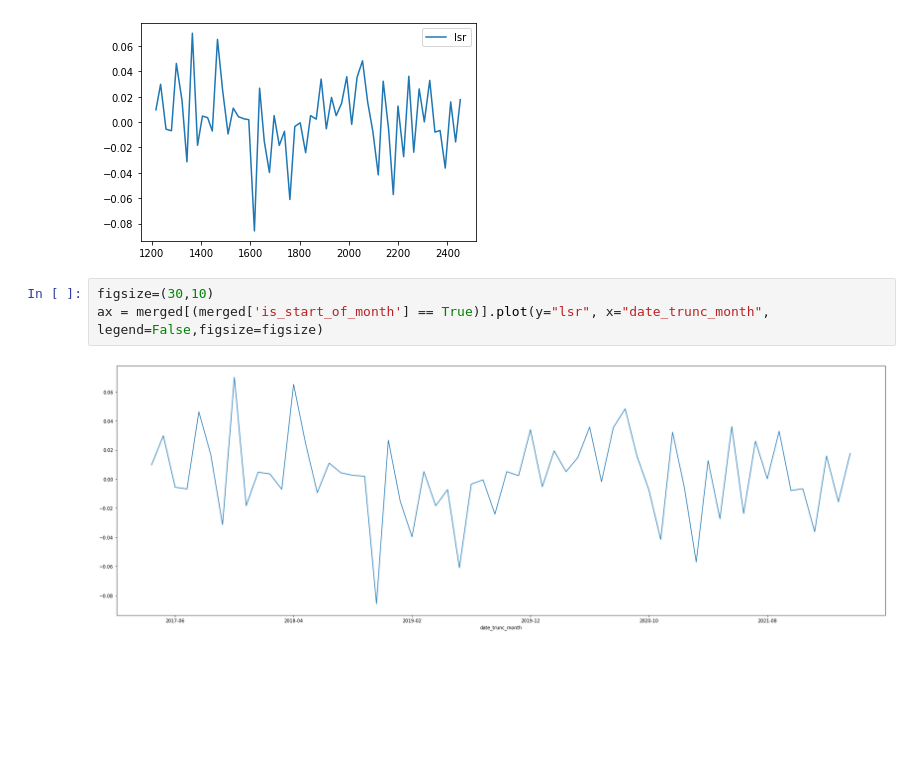
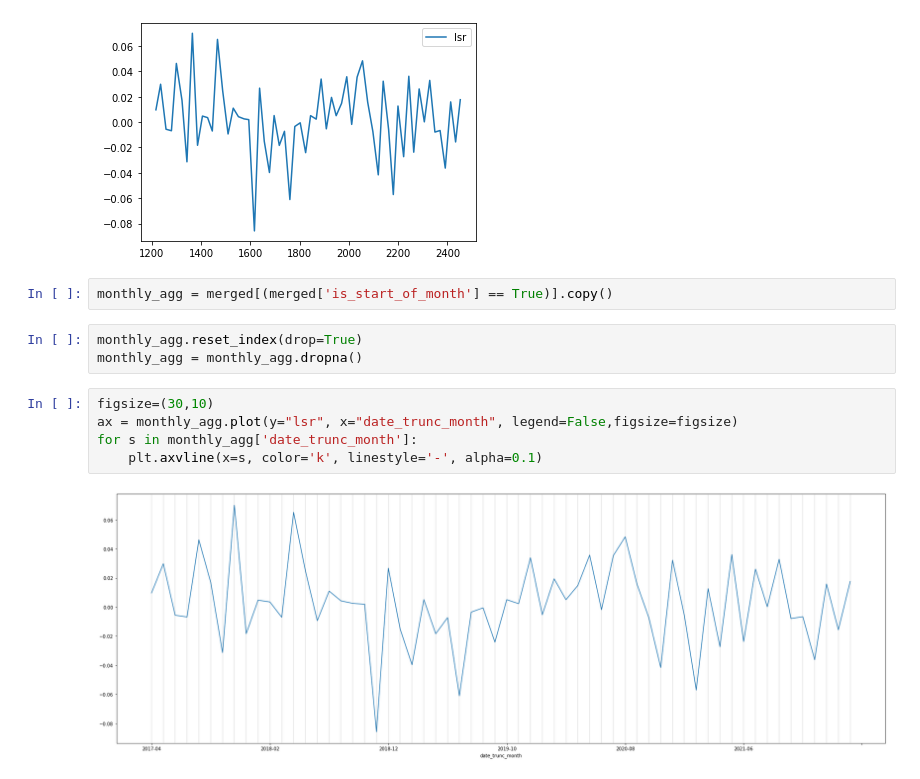
Before and after one commit to snowr/statarb_rw, a Jupyter notebook: pairs_trading.ipynb, the cells around one changed output. Drawn from its saved outputs; the diff is of its cells as text; blank space fills up the shorter version.

```diff
--- a/pairs_trading.ipynb
+++ b/pairs_trading.ipynb
@@ -167,8 +167,15 @@ merged[(merged['is_start_of_month'] == True)][['date_trunc_month','lsr']].plot()
 # %% [output]
 <AxesSubplot:>
 [figure]
+# %%
+monthly_agg = merged[(merged['is_start_of_month'] == True)].copy()
+# %%
+monthly_agg.reset_index(drop=True)
+monthly_agg = monthly_agg.dropna()
 # %%
 figsize=(30,10)
-ax = merged[(merged['is_start_of_month'] == True)].plot(y="lsr", x="date_trunc_month", legend=False,figsize=figsize)
+ax = monthly_agg.plot(y="lsr", x="date_trunc_month", legend=False,figsize=figsize)
+for s in monthly_agg['date_trunc_month']:
+    plt.axvline(x=s, color='k', linestyle='-', alpha=0.1)
 # %% [output]
-[figure, old version]
+[figure, new version]
```
